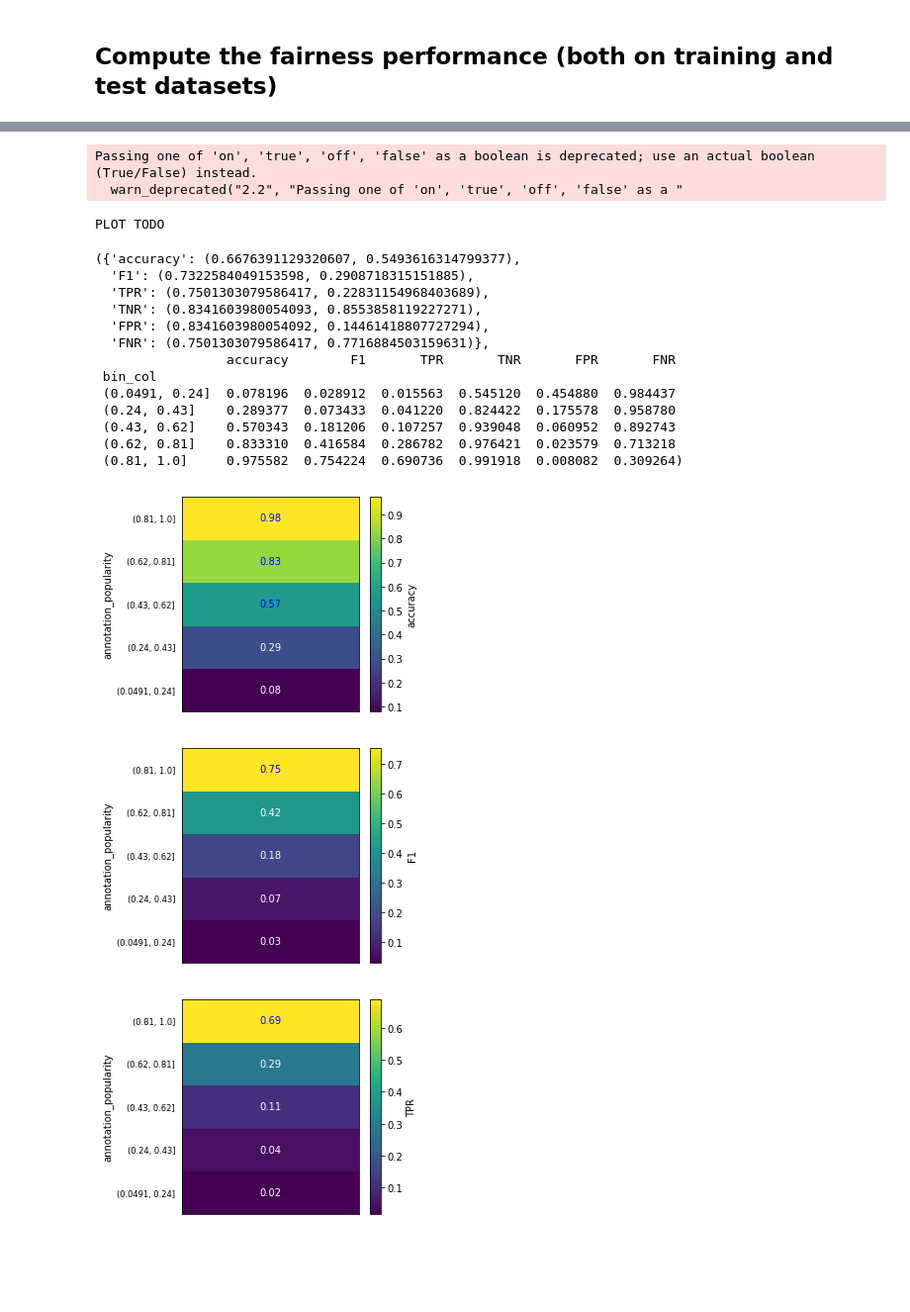
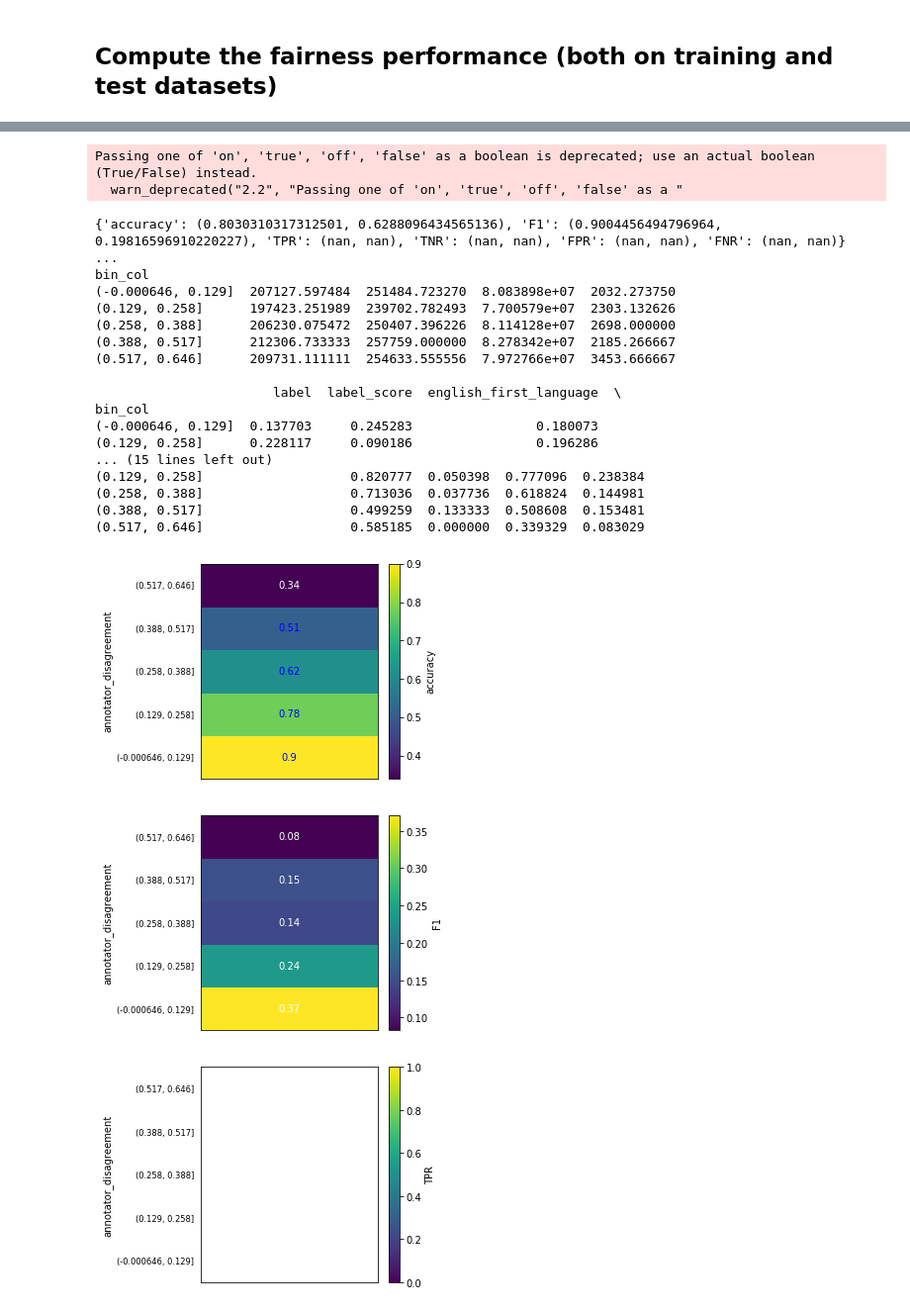
Before and after one commit to agathe-balayn/AIF360, a Jupyter notebook: examples/tutorial_inclusiveness.ipynb, the cells around one changed output, grey strips where cells are left out. Shown at 99% size. Drawn from its saved outputs; the diff is of its cells as text; code cells hidden in the pictures; blank space fills up the shorter version.

```diff
--- a/examples/tutorial_inclusiveness.ipynb
+++ b/examples/tutorial_inclusiveness.ipynb
@@ -291,5 +221,6 @@ plot_fairness(data_metric, 'accuracy', 'annotation popularity')
 # The fairness performance are based on the full dataset information (original ToxicityDataset),
 # But they are measured separately for the training and test sets (ToxicityDataset folds). (Possibly we can include the last fold which contains NA values)
 
-metrics_inclusiveness = InclusivenessLabelDatasetMetric(dataset_orig_test)
+# On the test set
+metrics_inclusiveness_test = InclusivenessLabelDatasetMetric(dataset_orig_test)
 # %%
@@ -304,3 +332,5 @@ Passing one of 'on', 'true', 'off', 'false' as a boolean is deprecated; use an a
 # %%
-metrics_inclusiveness.compute_metric(prediction_col, 'label', 'annotation_popularity', ('accuracy', 'F1', 'TPR', 'TNR', 'FPR', 'FNR'), characterization=True)
+# Fairness through the angle of the users and several performance measures.
+metric_result, data_metric = metrics_inclusiveness_test.compute_metric(prediction_col, 'label', 'annotator_disagreement', ('accuracy', 'F1', 'TPR', 'TNR', 'FPR', 'FNR'), characterization=True)
+print(metric_result, data_metric)
 # %% [output]
@@ -314,19 +338,22 @@ PLOT TODO
 Passing one of 'on', 'true', 'off', 'false' as a boolean is deprecated; use an actual boolean (True/False) instead.
   warn_deprecated("2.2", "Passing one of 'on', 'true', 'off', 'false' as a "
-PLOT TODO
+{'accuracy': (0.8030310317312501, 0.6288096434565136), 'F1': (0.9004456494796964, 0.19816596910220227), 'TPR': (nan, nan), 'TNR': (nan, nan), 'FPR': (nan, nan), 'FNR': (nan, nan)}                      ...
+bin_col
+(-0.000646, 0.129]  207127.597484  251484.723270  8.083898e+07  2032.273750
+(0.129, 0.258]      197423.251989  239702.782493  7.700579e+07  2303.132626
+(0.258, 0.388]      206230.075472  250407.396226  8.114128e+07  2698.000000
+(0.388, 0.517]      212306.733333  257759.000000  8.278342e+07  2185.266667
+(0.517, 0.646]      209731.111111  254633.555556  7.972766e+07  3453.666667
+
+                       label  label_score  english_first_language  \
+bin_col
+(-0.000646, 0.129]  0.137703     0.245283                0.180073
+(0.129, 0.258]      0.228117     0.090186                0.196286
+... (15 lines left out)
+(0.129, 0.258]                   0.820777  0.050398  0.777096  0.238384
+(0.258, 0.388]                   0.713036  0.037736  0.618824  0.144981
+(0.388, 0.517]                   0.499259  0.133333  0.508608  0.153481
+(0.517, 0.646]                   0.585185  0.000000  0.339329  0.083029
-({'accuracy': (0.6676391129320607, 0.5493616314799377),
-  'F1': (0.7322584049153598, 0.2908718315151885),
-  'TPR': (0.7501303079586417, 0.22831154968403689),
-  'TNR': (0.8341603980054093, 0.8553858119227271),
-  'FPR': (0.8341603980054092, 0.14461418807727294),
-  'FNR': (0.7501303079586417, 0.7716884503159631)},
-                 accuracy        F1       TPR       TNR       FPR       FNR
- bin_col
- (0.0491, 0.24]  0.078196  0.028912  0.015563  0.545120  0.454880  0.984437
- (0.24, 0.43]    0.289377  0.073433  0.041220  0.824422  0.175578  0.958780
- (0.43, 0.62]    0.570343  0.181206  0.107257  0.939048  0.060952  0.892743
- (0.62, 0.81]    0.833310  0.416584  0.286782  0.976421  0.023579  0.713218
- (0.81, 1.0]     0.975582  0.754224  0.690736  0.991918  0.008082  0.309264)
-[figure, old version]
+[figure, new version]
-[figure, old version]
+[figure, new version]
-[figure, old version]
+[figure, new version]
```
Also changed, not shown: parts of 25 cells of this notebook, 2 other files.
